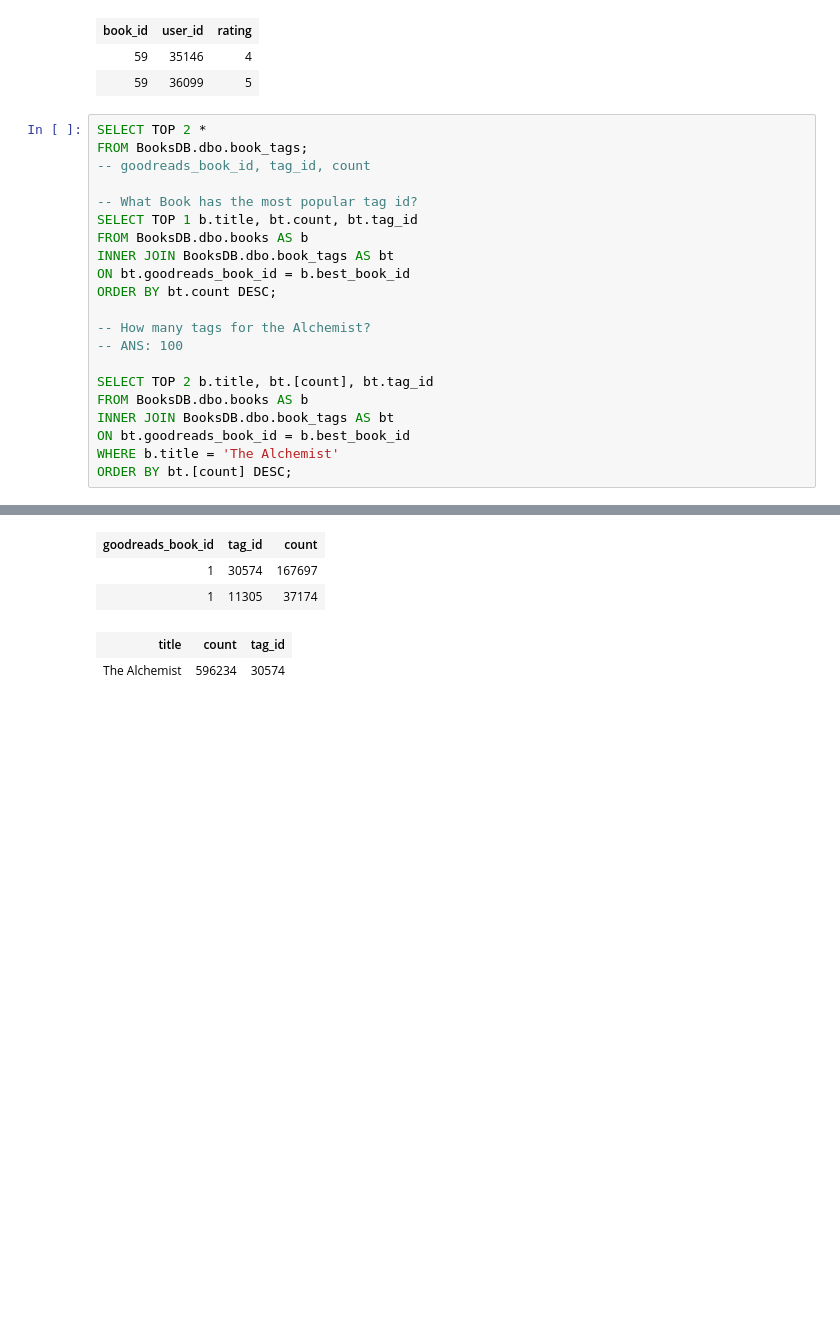
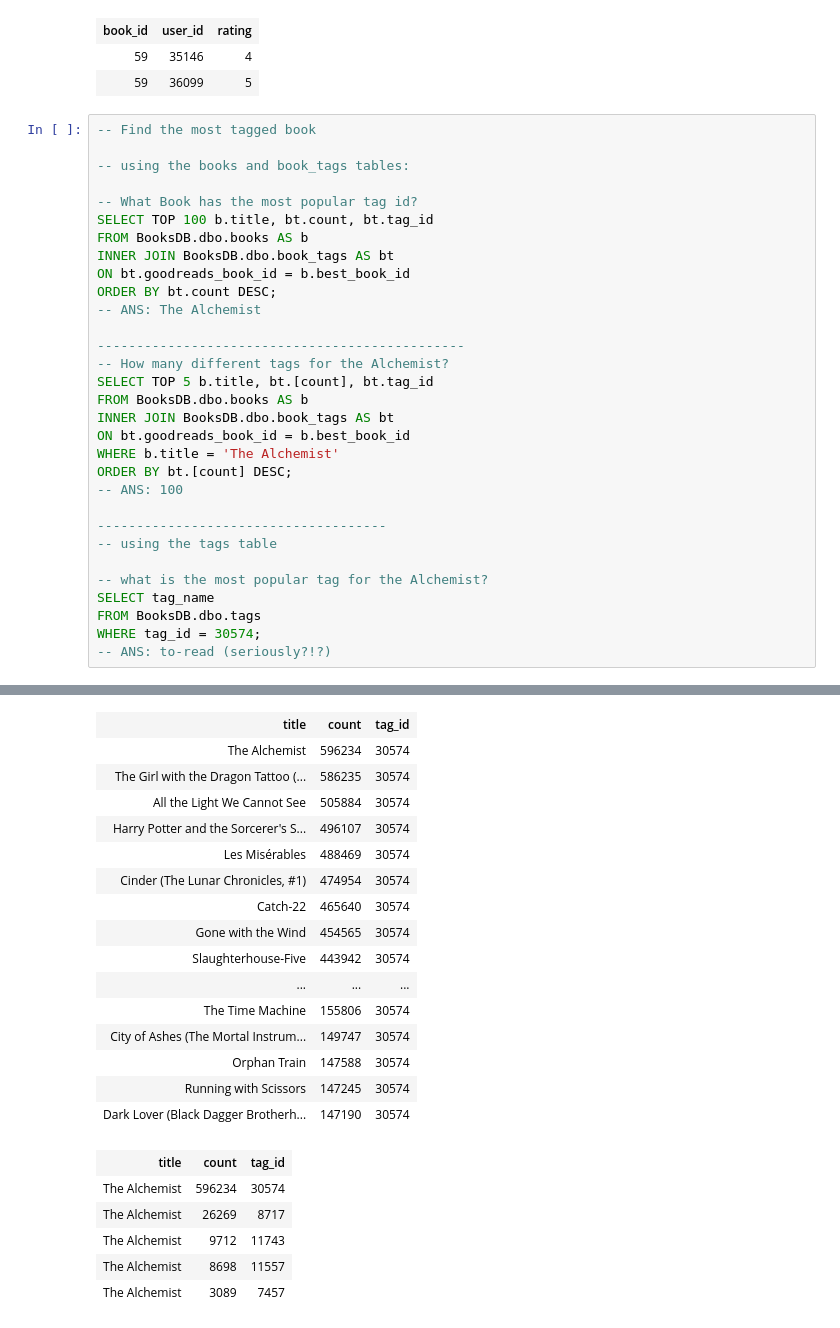
Before and after one commit to yayasanya/SQL-Part-3-Exercises, a Jupyter notebook: SQL-Part-3-Exercises/Notebook-1.ipynb, the cells around one changed output, grey strips where cells are left out. Drawn from its saved outputs; the diff is of its cells as text; blank space fills up the shorter version.

```diff
--- a/SQL-Part-3-Exercises/Notebook-1.ipynb
+++ b/SQL-Part-3-Exercises/Notebook-1.ipynb
@@ -35,24 +35,34 @@ Total execution time: 00:00:00.056
 | 59 | 35146 | 4 |
 | 59 | 36099 | 5 |
 # %%
-SELECT TOP 2 *
-FROM BooksDB.dbo.book_tags;
--- goodreads_book_id, tag_id, count
+-- Find the most tagged book
+
+-- using the books and book_tags tables:
 
 -- What Book has the most popular tag id?
-SELECT TOP 1 b.title, bt.count, bt.tag_id
+SELECT TOP 100 b.title, bt.count, bt.tag_id
 FROM BooksDB.dbo.books AS b
 INNER JOIN BooksDB.dbo.book_tags AS bt
 ON bt.goodreads_book_id = b.best_book_id
 ORDER BY bt.count DESC;
+-- ANS: The Alchemist
 
--- How many tags for the Alchemist?
--- ANS: 100
-
-SELECT TOP 2 b.title, bt.[count], bt.tag_id
+-----------------------------------------------
+-- How many different tags for the Alchemist?
+SELECT TOP 5 b.title, bt.[count], bt.tag_id
 FROM BooksDB.dbo.books AS b
 INNER JOIN BooksDB.dbo.book_tags AS bt
 ON bt.goodreads_book_id = b.best_book_id
 WHERE b.title = 'The Alchemist'
 ORDER BY bt.[count] DESC;
+-- ANS: 100
+
+-------------------------------------
+-- using the tags table
+
+-- what is the most popular tag for the Alchemist?
+SELECT tag_name
+FROM BooksDB.dbo.tags
+WHERE tag_id = 30574;
+-- ANS: to-read (seriously?!?)
 # %% [output]
@@ -63,5 +73,22 @@ Total execution time: 00:00:00.784
-| goodreads_book_id | tag_id | count |
-| 1 | 30574 | 167697 |
-| 1 | 11305 | 37174 |
+| title | count | tag_id |
+| The Alchemist | 596234 | 30574 |
+| The Girl with the Dragon Tattoo (... | 586235 | 30574 |
+| All the Light We Cannot See | 505884 | 30574 |
+| Harry Potter and the Sorcerer's S... | 496107 | 30574 |
+| Les Misérables | 488469 | 30574 |
+| Cinder (The Lunar Chronicles, #1) | 474954 | 30574 |
+| Catch-22 | 465640 | 30574 |
+| Gone with the Wind | 454565 | 30574 |
+| Slaughterhouse-Five | 443942 | 30574 |
+| ... | ... | ... |
+| The Time Machine | 155806 | 30574 |
+| City of Ashes (The Mortal Instrum... | 149747 | 30574 |
+| Orphan Train | 147588 | 30574 |
+| Running with Scissors | 147245 | 30574 |
+| Dark Lover (Black Dagger Brotherh... | 147190 | 30574 |
 | title | count | tag_id |
 | The Alchemist | 596234 | 30574 |
+| The Alchemist | 26269 | 8717 |
+| The Alchemist | 9712 | 11743 |
+| The Alchemist | 8698 | 11557 |
+| The Alchemist | 3089 | 7457 |
```
Also changed, not shown: parts of 3 cells of this notebook.
